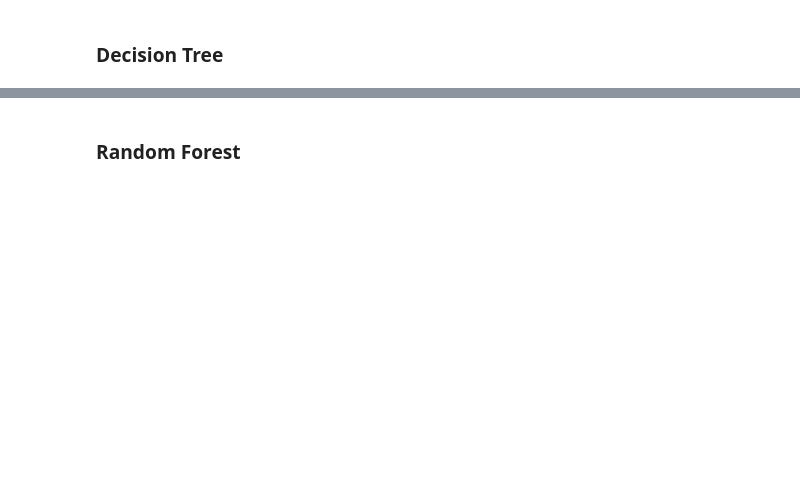
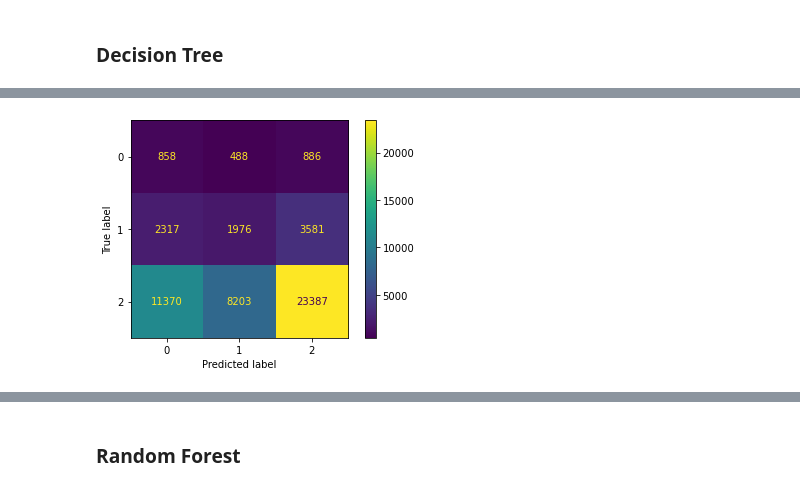
Before and after one commit to Benjamin2817/NYC_Tree_Health_Classification, a Jupyter notebook: 04_Modeling.ipynb, the cells around one changed output, grey strips where cells are left out. Saved outputs shown, nothing was run; the diff lists cells and outputs as text; code cells hidden in the pictures; blank space fills up the shorter version.

```diff
--- a/04_Modeling.ipynb
+++ b/04_Modeling.ipynb
@@ -60 +92,5 @@ algorithm_scores = algorithm_scores.append({'Model': 'Decision Tree Baseline',
+# %%
+dt_classifier_balanced.fit(X_train, y_train.values.ravel())
+dt_classifier_balanced_predictions_trn = dt_classifier_balanced.predict(X_train)
+dt_classifier_balanced_predictions = dt_classifier_balanced.predict(X_test)
 # %%
@@ -71,0 +119,4 @@ weighted avg       0.71      0.54      0.61     53066
+# %%
+ConfusionMatrixDisplay(confusion_matrix=confusion_matrix(y_test, dt_classifier_balanced_predictions)).plot();
+# %% [output]
+[figure, added]
```
Also changed, not shown: parts of 68 cells of this notebook, 3 other files.
